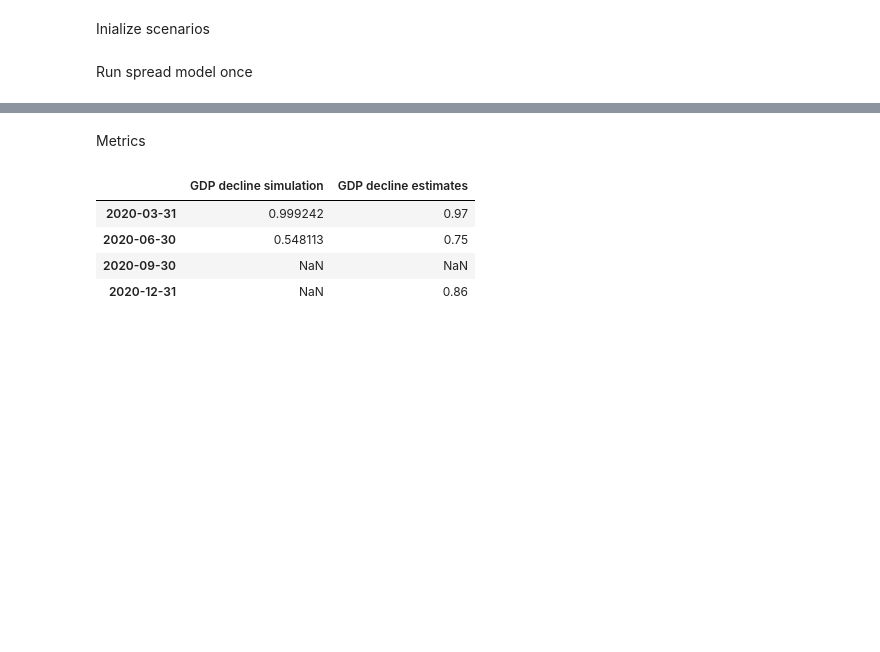
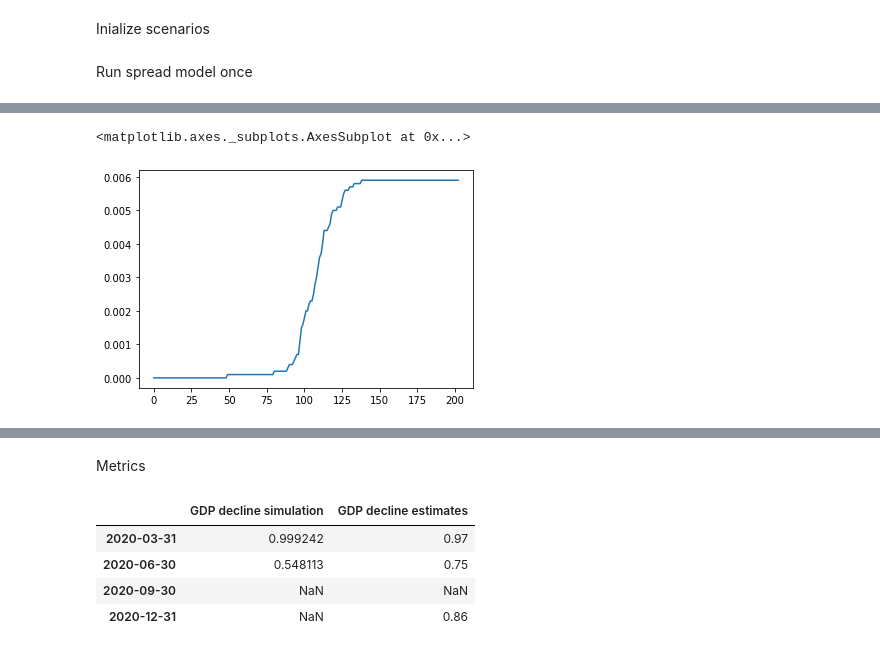
Before and after one commit to BDI-pathogens/OpenABM-Covid19, a Jupyter notebook: examples/simulator.ipynb, the cells around one changed output, grey strips where cells are left out. Cells and saved outputs as stored; diff of their text form; code cells hidden in the pictures; blank space fills up the shorter version.

```diff
--- a/examples/simulator.ipynb
+++ b/examples/simulator.ipynb
@@ -73 +90,6 @@ dead_ratio.plot()
+# %%
+dead_ratio_with_lockdown.plot()
+# %% [output]
+<matplotlib.axes._subplots.AxesSubplot at 0x...>
+[figure, added]
 # %%
```
Also changed, not shown: parts of 13 cells of this notebook.
